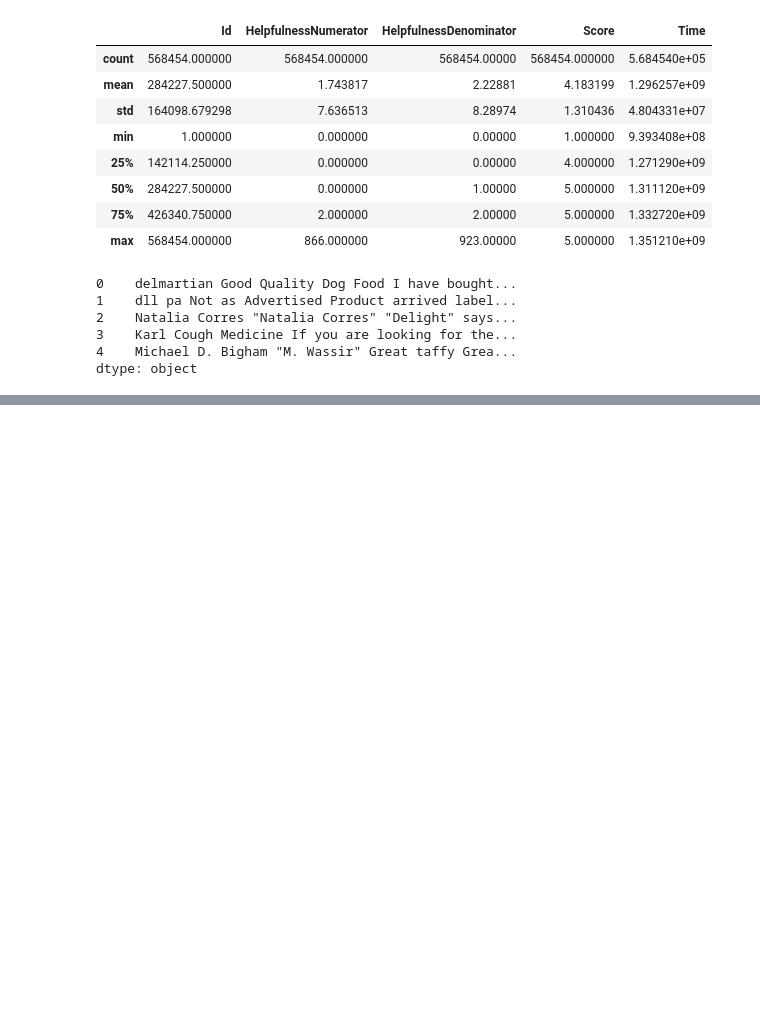
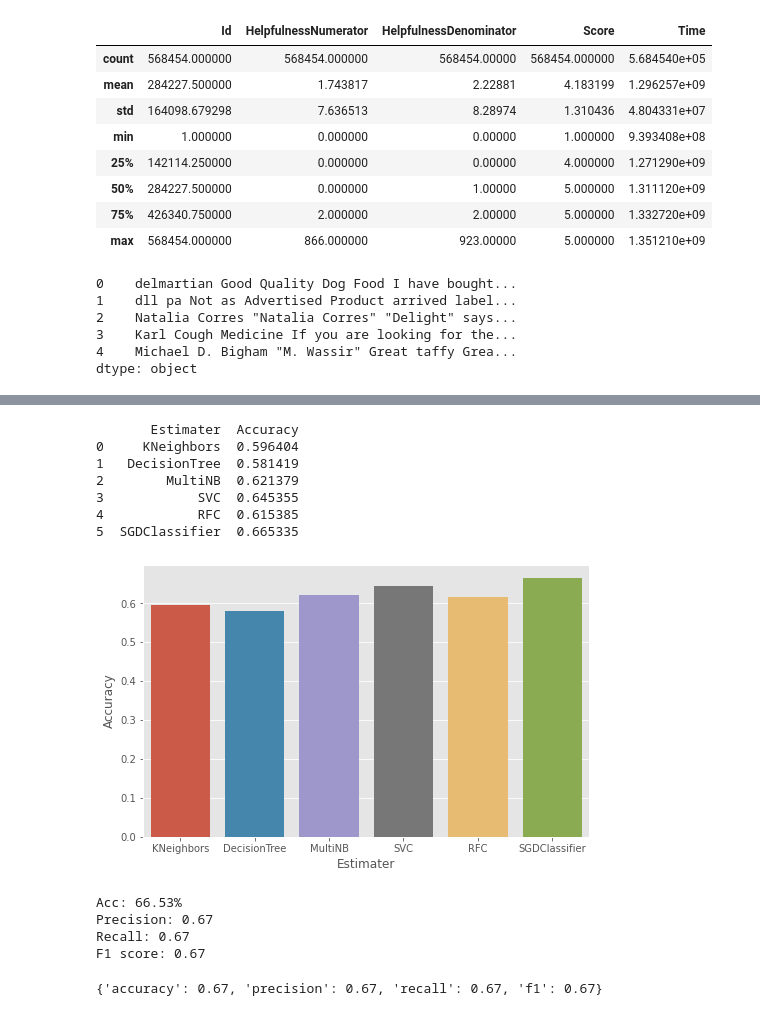
Before and after one commit to wassimchouchen/Natural-Language-Processing, a Jupyter notebook: nlp-project-mazon-food-reviews.ipynb, the cells around one changed output, grey strips where cells are left out. Drawn from its saved outputs; the diff is of its cells as text; code cells hidden in the pictures; blank space fills up the shorter version.

Commit message:
Kaggle Notebook | NLP **supervised multiclass text classification**  | Version 17

```diff
--- a/nlp-project-mazon-food-reviews.ipynb
+++ b/nlp-project-mazon-food-reviews.ipynb
@@ -120,0 +184,5 @@ dtype: object
+# %%
+vectorizer = CountVectorizer(max_features=100000)
+bow_data = vectorizer.fit_transform(new_data).toarray()
+features = vectorizer.get_feature_names_out()
+bow_data = pd.DataFrame(bow_data, columns=features)
@@ -120,0 +221,2 @@ dtype: object
+# %%
+Y=Y[:5001]
@@ -120,0 +233,2 @@ dtype: object
+# %%
+xtrain, xtest, ytrain, ytest = train_test_split(bow_data, Y, test_size=0.2)
@@ -120,0 +295,19 @@ dtype: object
+# %%
+for model in models:
+    print(model["estimater"])
+
+    clf = model["estimater"]
+    grid_search = GridSearchCV(estimator = clf, param_grid = model["params"],
+                            cv = 3, n_jobs = 1)
+    grid_search.fit(xtrain, ytrain);
+
+    predicted = grid_search.predict(xtest)
+    acc = accuracy_score(predicted, ytest)
+    print(acc)
+    entries.append(acc)
+
+    print(grid_search.best_params_)
+
+    if acc > highest_acc:
+        highest_acc = acc
+        best_model = grid_search
@@ -120,0 +333,21 @@ dtype: object
+# %%
+column_name = ["KNeighbors", "DecisionTree", "MultiNB", "SVC", "RFC", "SGDClassifier"]
+plt.style.use('ggplot')
+plt.figure(figsize=(8, 5))
+
+df = pd.DataFrame({"Estimater": column_name,
+                   "Accuracy": entries
+                  })
+
+sns.barplot(x='Estimater', y='Accuracy', data=df)
+
+print(df)
+# %% [output]
+       Estimater  Accuracy
+0     KNeighbors  0.596404
+1   DecisionTree  0.581419
+2        MultiNB  0.621379
+3            SVC  0.645355
+4            RFC  0.615385
+5  SGDClassifier  0.665335
+[figure, added]
@@ -120,0 +375,9 @@ dtype: object
+# %%
+predicted = best_model.predict(xtest)
+evaluate_preds(ytest, predicted)
+# %% [output]
+Acc: 66.53%
+Precision: 0.67
+Recall: 0.67
+F1 score: 0.67
+{'accuracy': 0.67, 'precision': 0.67, 'recall': 0.67, 'f1': 0.67}
```
Also changed, not shown: parts of 25 cells of this notebook.
